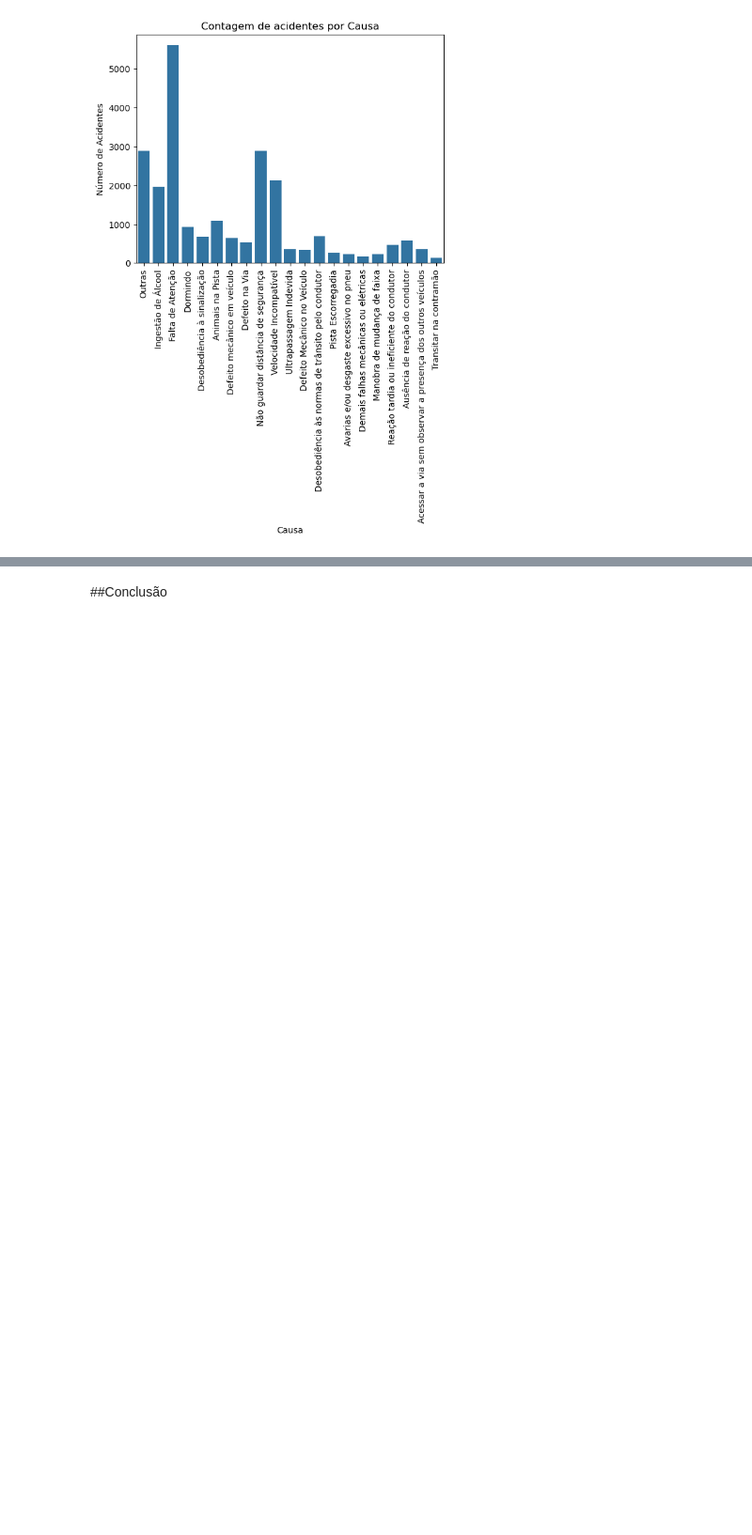
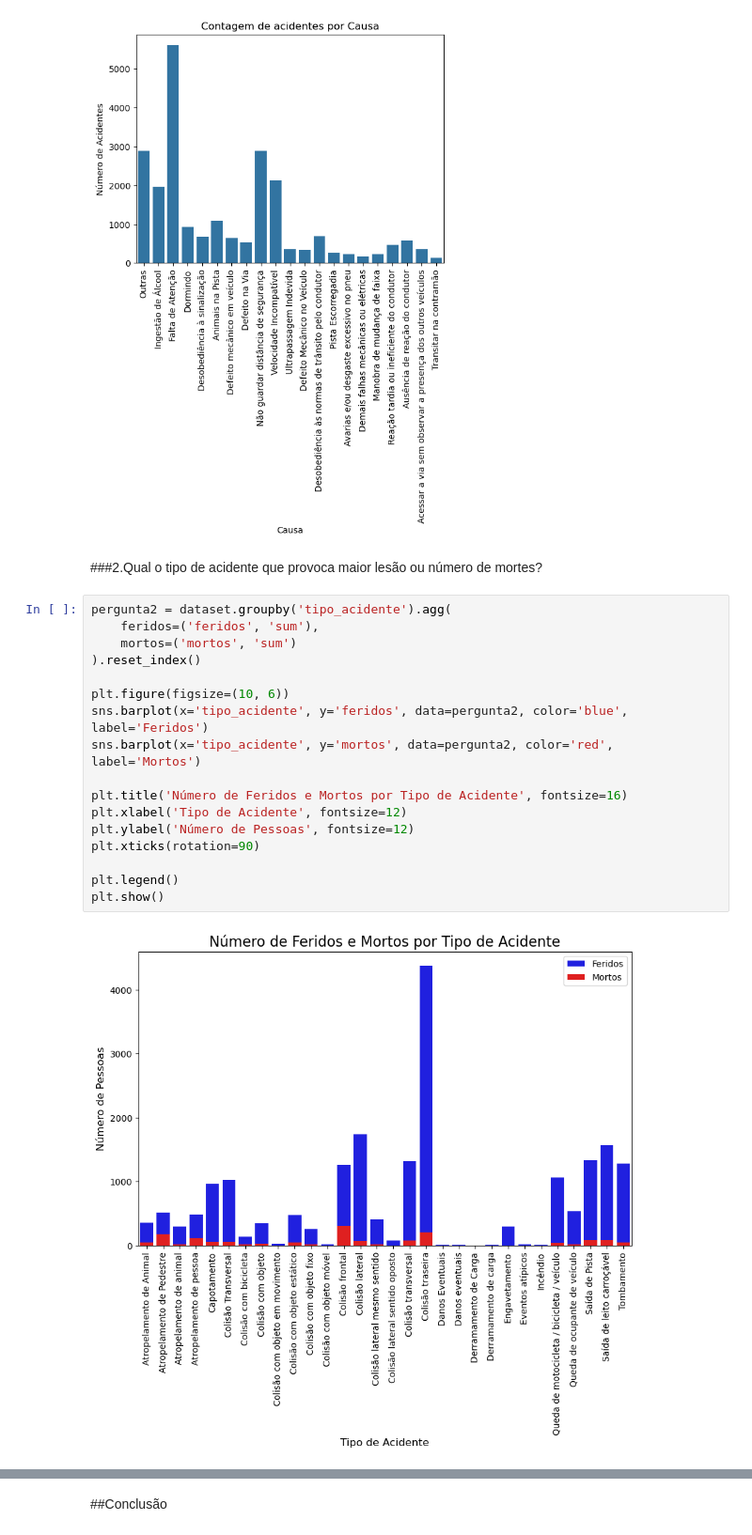
Before and after one commit to EmanuelMMB/Projeto-ICD, a Jupyter notebook: Relatório.ipynb, the cells around one changed output, grey strips where cells are left out. Shown: that part at 94% size. Drawn from its saved outputs; the diff is of its cells as text; blank space fills up the shorter version.

```diff
--- a/Relatório.ipynb
+++ b/Relatório.ipynb
@@ -88,3 +105,24 @@ plt.xticks(rotation=90)
 plt.show()
 # %% [output]
 [figure]
+# %% [markdown]
+###2.Qual o tipo de acidente que provoca maior lesão ou número de mortes?
+# %%
+pergunta2 = dataset.groupby('tipo_acidente').agg(
+    feridos=('feridos', 'sum'),
+    mortos=('mortos', 'sum')
+).reset_index()
+
+plt.figure(figsize=(10, 6))
+sns.barplot(x='tipo_acidente', y='feridos', data=pergunta2, color='blue', label='Feridos')
+sns.barplot(x='tipo_acidente', y='mortos', data=pergunta2, color='red', label='Mortos')
+
+plt.title('Número de Feridos e Mortos por Tipo de Acidente', fontsize=16)
+plt.xlabel('Tipo de Acidente', fontsize=12)
+plt.ylabel('Número de Pessoas', fontsize=12)
+plt.xticks(rotation=90)
+
+plt.legend()
+plt.show()
+# %% [output]
+[figure, added]
```
Also changed, not shown: parts of 4 cells of this notebook.
